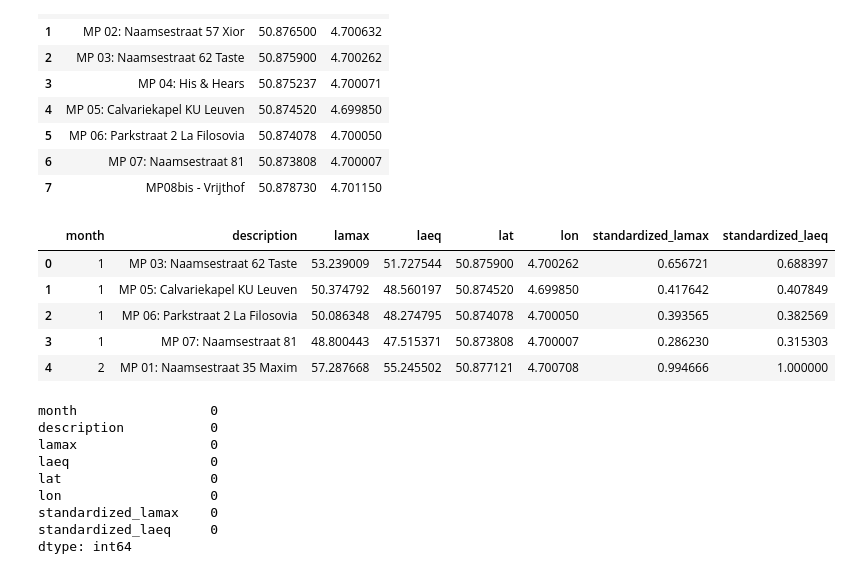
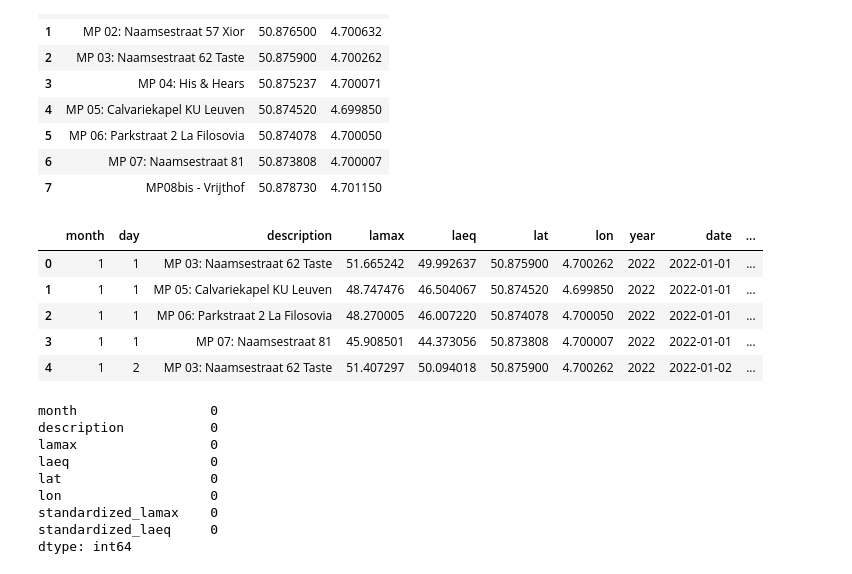
Before and after one commit to lennertvanh/MDA-Georgia, a Jupyter notebook: Exploration data/daily_noise_map.ipynb, the cells around one changed output. Saved outputs shown, nothing was run; the diff lists cells and outputs as text; code cells hidden in the pictures.

Commit message:
Changed the monthly slider to a daily slider for the noise map

```diff
--- a/Exploration data/monthly_noise_map.ipynb
+++ b/Exploration data/daily_noise_map.ipynb
@@ -28,25 +28,30 @@ gps_df.head(10)
 | 7 | MP08bis - Vrijthof | 50.878730 | 4.701150 |
 # %%
 # merge noise data with gps
-merged = pd.merge(monthly_noise, gps_df, on='description', how='left')
+merged = pd.merge(daily_noise, gps_df, on='description', how='left')
+# Add a new column 'year' with value 2022 for all observations
+merged['year'] = 2022
+
+# Create a new 'date' column by combining 'year', 'month', and 'day'
+merged['date'] = pd.to_datetime(merged[['year', 'month', 'day']])
 
 # Create a StandardScaler object
 scaler = MinMaxScaler()
 
 # Fit the StandardScaler to the column and transform the lamax values
 merged['standardized_lamax'] = scaler.fit_transform(merged[['lamax']])
 
 # Fit the StandardScaler to the column and transform the lamax values
 merged['standardized_laeq'] = scaler.fit_transform(merged[['laeq']])
 
 merged.head()
 # %% [output]
-|  | month | description | lamax | laeq | lat | lon | standardized_lamax | standardized_laeq |
-| 0 | 1 | MP 03: Naamsestraat 62 Taste | 53.239009 | 51.727544 | 50.875900 | 4.700262 | 0.656721 | 0.688397 |
-| 1 | 1 | MP 05: Calvariekapel KU Leuven | 50.374792 | 48.560197 | 50.874520 | 4.699850 | 0.417642 | 0.407849 |
-| 2 | 1 | MP 06: Parkstraat 2 La Filosovia | 50.086348 | 48.274795 | 50.874078 | 4.700050 | 0.393565 | 0.382569 |
-| 3 | 1 | MP 07: Naamsestraat 81 | 48.800443 | 47.515371 | 50.873808 | 4.700007 | 0.286230 | 0.315303 |
-| 4 | 2 | MP 01: Naamsestraat 35 Maxim | 57.287668 | 55.245502 | 50.877121 | 4.700708 | 0.994666 | 1.000000 |
+|  | month | day | description | lamax | laeq | lat | lon | year | date | ... |
+| 0 | 1 | 1 | MP 03: Naamsestraat 62 Taste | 51.665242 | 49.992637 | 50.875900 | 4.700262 | 2022 | 2022-01-01 | ... |
+| 1 | 1 | 1 | MP 05: Calvariekapel KU Leuven | 48.747476 | 46.504067 | 50.874520 | 4.699850 | 2022 | 2022-01-01 | ... |
+| 2 | 1 | 1 | MP 06: Parkstraat 2 La Filosovia | 48.270005 | 46.007220 | 50.874078 | 4.700050 | 2022 | 2022-01-01 | ... |
+| 3 | 1 | 1 | MP 07: Naamsestraat 81 | 45.908501 | 44.373056 | 50.873808 | 4.700007 | 2022 | 2022-01-01 | ... |
+| 4 | 1 | 2 | MP 03: Naamsestraat 62 Taste | 51.407297 | 50.094018 | 50.875900 | 4.700262 | 2022 | 2022-01-02 | ... |
 # %%
 # check for missing values in each column
 print(merged.isnull().sum())
```
Also changed, not shown: 1 other file.
